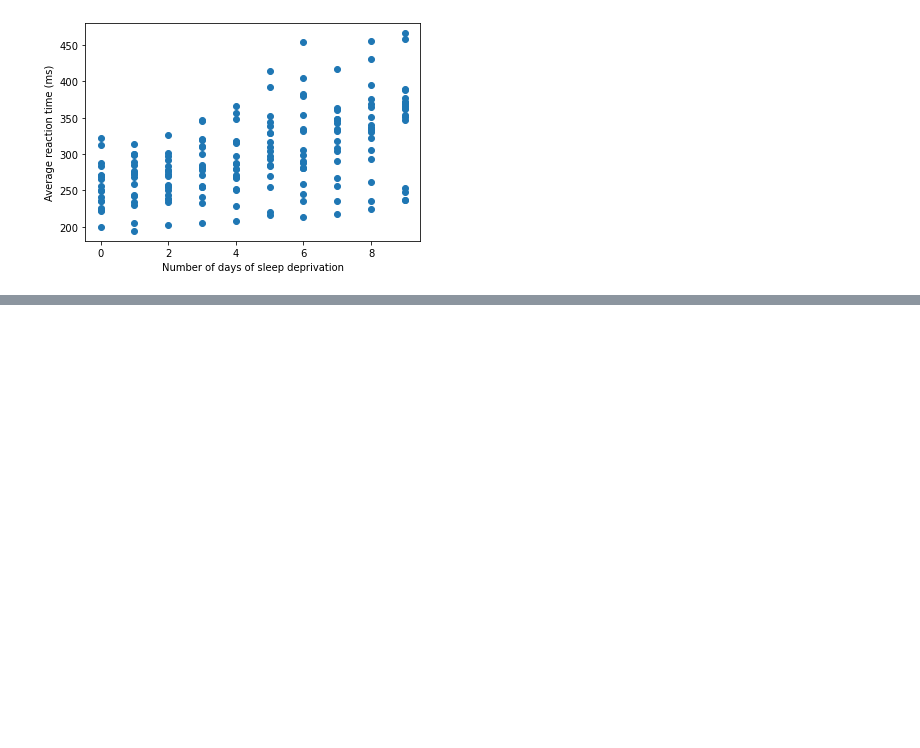
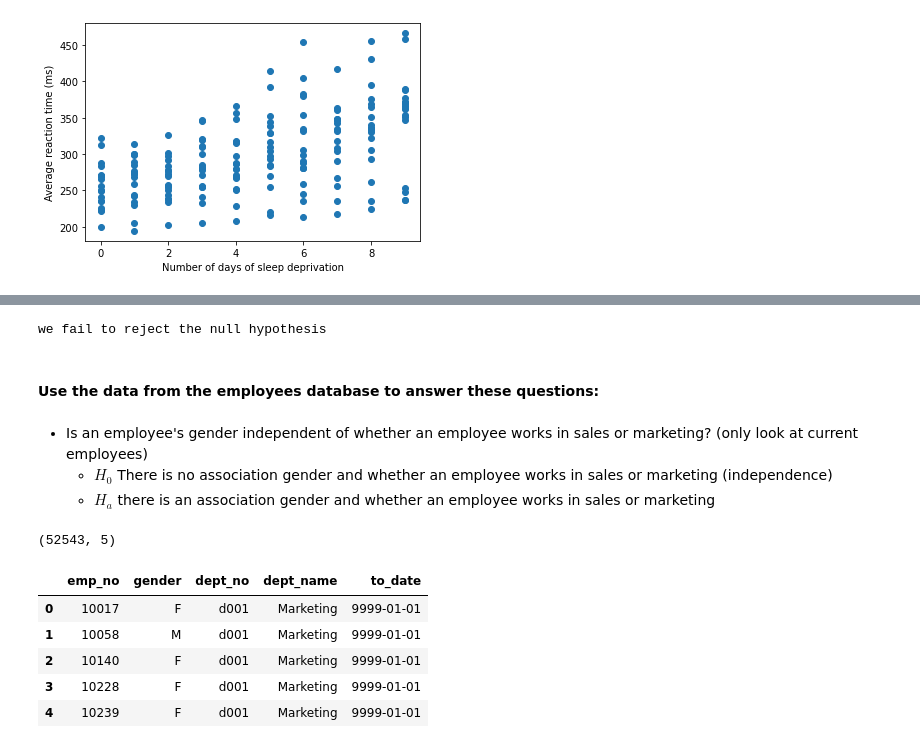
Before and after one commit to Olivert75/statistics-exercises, a Jupyter notebook: hypothesis_testing.ipynb, the cells around one changed output, grey strips where cells are left out. Drawn from its saved outputs; the diff is of its cells as text; code cells hidden in the pictures; blank space fills up the shorter version.

```diff
--- a/hypothesis_testing.ipynb
+++ b/hypothesis_testing.ipynb
@@ -661,0 +747,9 @@ Use the data from the employees database to answer these questions:
+# %%
+if p < α:
+    print('We reject the null hypothesis')
+else:
+    print("we fail to reject the null hypothesis")
+# %% [output]
+we fail to reject the null hypothesis
+# %% [markdown]
+#### Use the data from the employees database to answer these questions:
@@ -661,0 +758,31 @@ Use the data from the employees database to answer these questions:
+# %% [markdown]
++ Is an employee's gender independent of whether an employee works in sales or marketing? (only look at current employees)
+    - $H_0$ There is no association gender   and whether an employee works in sales or marketing (independence)
+    - $H_a$ there is an association gender   and whether an employee works in sales or marketing
+# %%
+query3 = '''
+SELECT
+    emp_no as emp_no,
+    e.gender as gender,
+    dept_no,
+    dept_name,
+    d.to_date as to_date
+FROM dept_emp as d
+JOIN employees as e USING (emp_no)
+JOIN departments as dep USING (dept_no)
+WHERE d.to_date > NOW()  AND (dep.dept_name = "Sales" OR dep.dept_name = "Marketing")
+'''
+# %%
+query3_df =  pd.read_sql(query3, url)
+query3_df.shape
+# %% [output]
+(52543, 5)
+# %%
+query3_df.head(5)
+# %% [output]
+|  | emp_no | gender | dept_no | dept_name | to_date |
+| 0 | 10017 | F | d001 | Marketing | 9999-01-01 |
+| 1 | 10058 | M | d001 | Marketing | 9999-01-01 |
+| 2 | 10140 | F | d001 | Marketing | 9999-01-01 |
+| 3 | 10228 | F | d001 | Marketing | 9999-01-01 |
+| 4 | 10239 | F | d001 | Marketing | 9999-01-01 |
```
Also changed, not shown: parts of 51 cells of this notebook.
